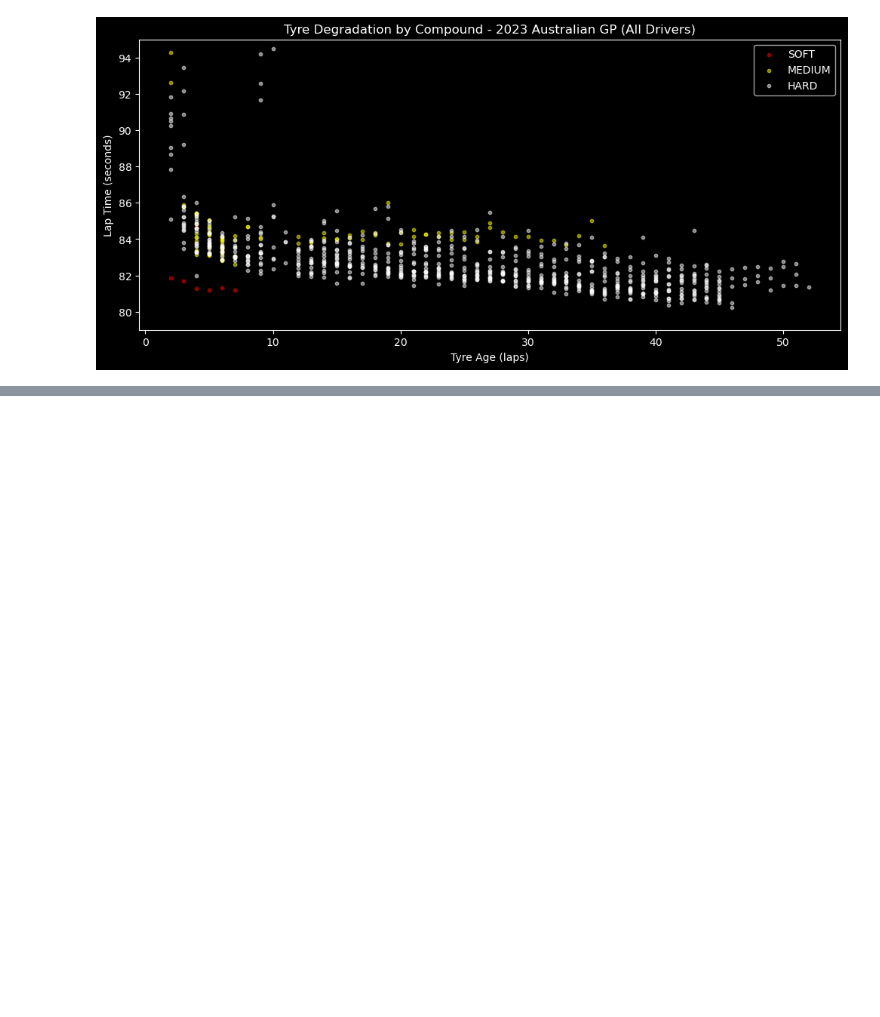
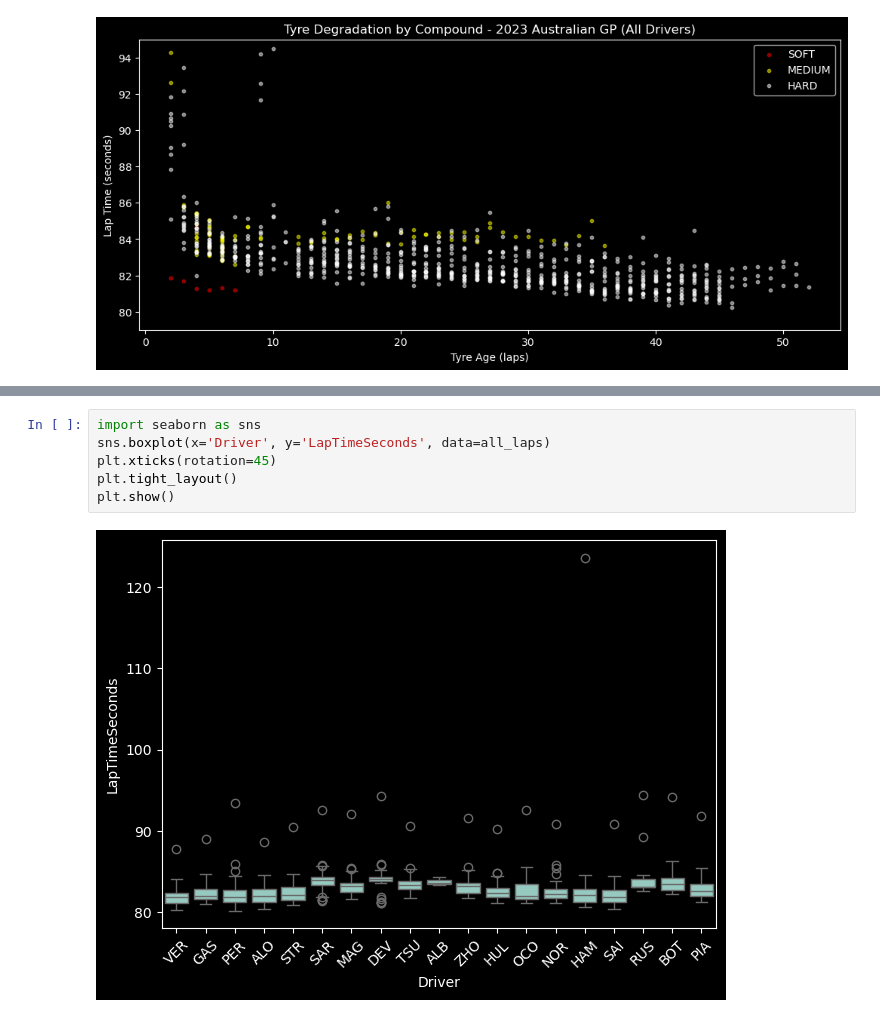
Before and after one commit to MukundTyagi30/Formula1, a Jupyter notebook: EDA.ipynb, the cells around one changed output, grey strips where cells are left out. Drawn from its saved outputs; the diff is of its cells as text; blank space fills up the shorter version.

```diff
--- a/EDA.ipynb
+++ b/EDA.ipynb
@@ -323,0 +369,8 @@ NameError: name 'compund_laps' is not defined
+# %%
+import seaborn as sns
+sns.boxplot(x='Driver', y='LapTimeSeconds', data=all_laps)
+plt.xticks(rotation=45)
+plt.tight_layout()
+plt.show()
+# %% [output]
+[figure, added]
```
Also changed, not shown: parts of 7 cells of this notebook.
